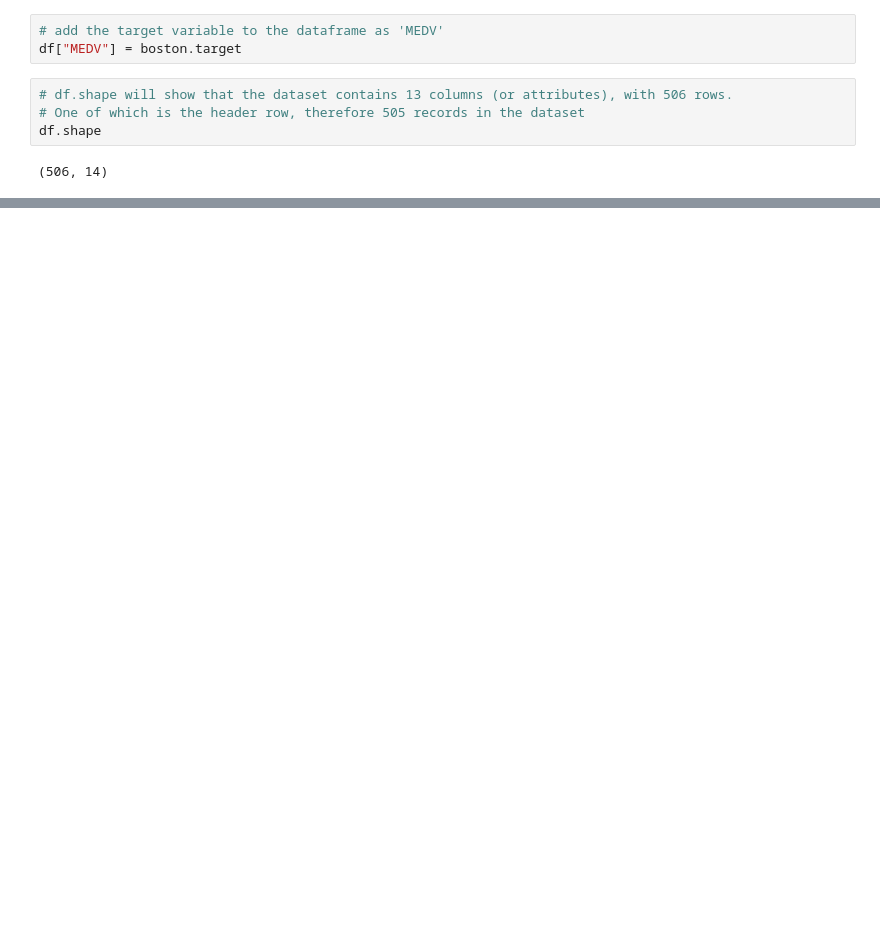
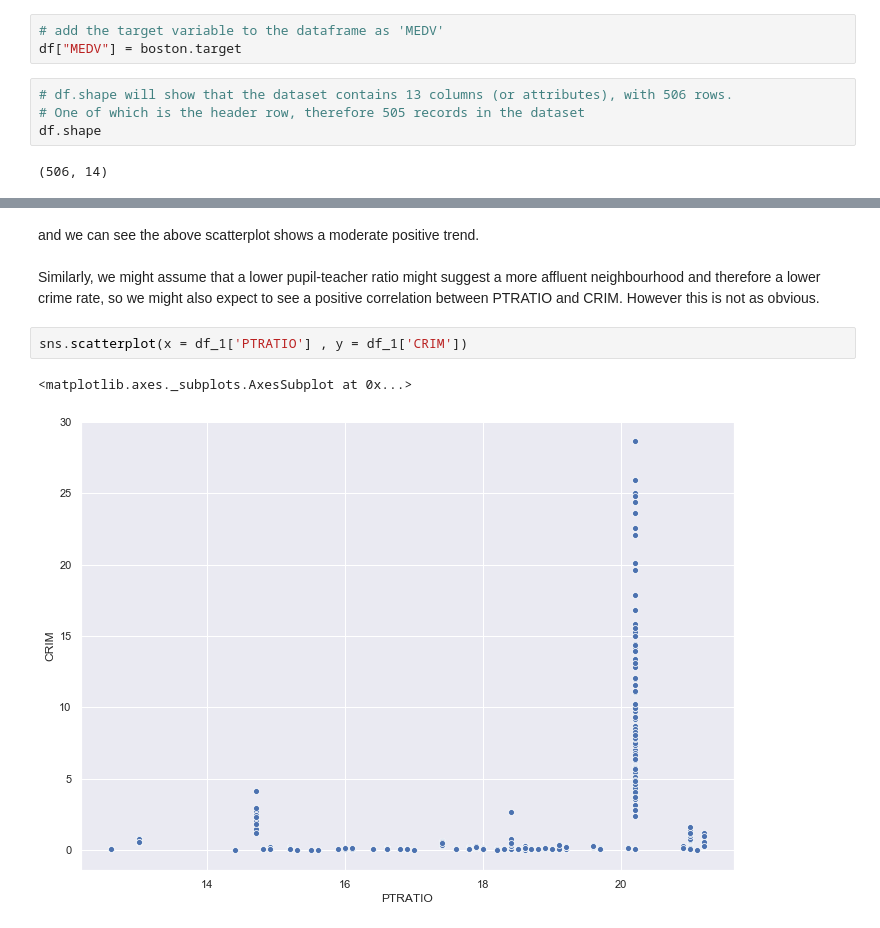
Before and after one commit to rhiggins2308/ML_Stats_Assessment2019, a Jupyter notebook: A Statistical Analysis of the Boston House Prices Dataset.ipynb, the cells around one changed output, grey strips where cells are left out. Drawn from its saved outputs; the diff is of its cells as text; blank space fills up the shorter version.

```diff
--- a/A Statistical Analysis of the Boston House Prices Dataset.ipynb
+++ b/A Statistical Analysis of the Boston House Prices Dataset.ipynb
@@ -120,0 +185,9 @@ dfNotCharles
+# %% [markdown]
+and we can see the above scatterplot shows a moderate positive trend.
+<br><br>
+Similarly, we might assume that a lower pupil-teacher ratio might suggest a more affluent neighbourhood and therefore a lower crime rate, so we might also expect to see a positive correlation between PTRATIO and CRIM. However this is not as obvious.
+# %%
+sns.scatterplot(x = df_1['PTRATIO'] , y = df_1['CRIM'])
+# %% [output]
+<matplotlib.axes._subplots.AxesSubplot at 0x...>
+[figure, added]
```
Also changed, not shown: parts of 37 cells of this notebook.
